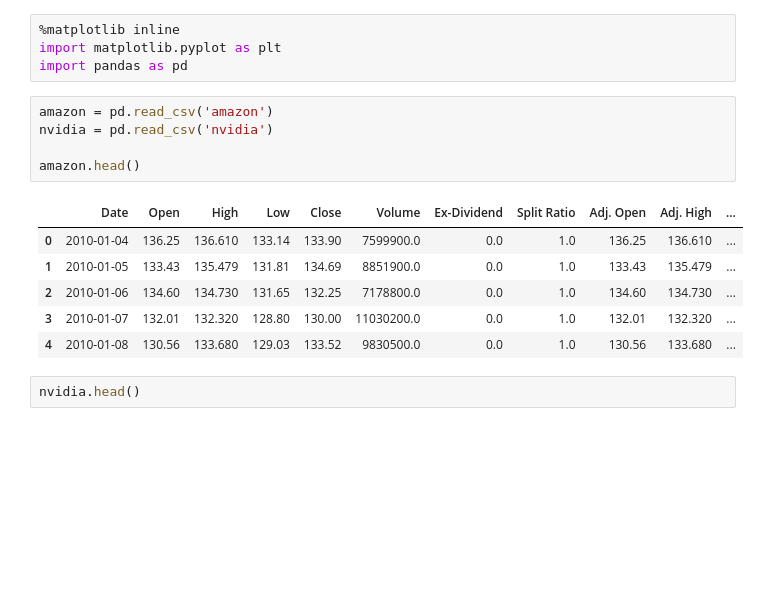
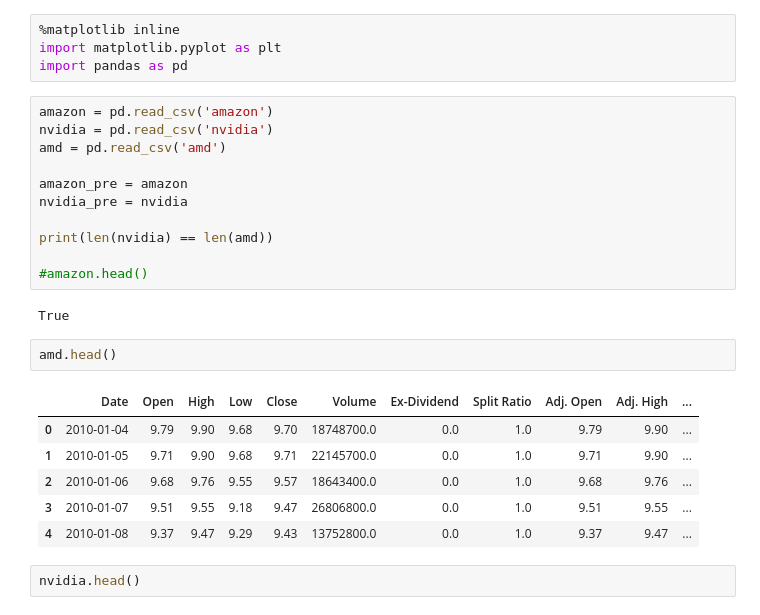
Before and after one commit to Jacoab/A2CTrader, a Jupyter notebook: data_exploration.ipynb, the cells around one changed output. Drawn from its saved outputs; the diff is of its cells as text; blank space fills up the shorter version.

```diff
--- a/data_exploration.ipynb
+++ b/data_exploration.ipynb
@@ -5,15 +5,25 @@ import pandas as pd
 # %%
 amazon = pd.read_csv('amazon')
 nvidia = pd.read_csv('nvidia')
+amd = pd.read_csv('amd')
 
-amazon.head()
+amazon_pre = amazon
+nvidia_pre = nvidia
+
+print(len(nvidia) == len(amd))
+
+#amazon.head()
 # %% [output]
-|  | Date | Open | High | Low | Close | Volume | Ex-Dividend | Split Ratio | Adj. Open | Adj. High | ... |
-| 0 | 2010-01-04 | 136.25 | 136.610 | 133.14 | 133.90 | 7599900.0 | 0.0 | 1.0 | 136.25 | 136.610 | ... |
-| 1 | 2010-01-05 | 133.43 | 135.479 | 131.81 | 134.69 | 8851900.0 | 0.0 | 1.0 | 133.43 | 135.479 | ... |
-| 2 | 2010-01-06 | 134.60 | 134.730 | 131.65 | 132.25 | 7178800.0 | 0.0 | 1.0 | 134.60 | 134.730 | ... |
-| 3 | 2010-01-07 | 132.01 | 132.320 | 128.80 | 130.00 | 11030200.0 | 0.0 | 1.0 | 132.01 | 132.320 | ... |
-| 4 | 2010-01-08 | 130.56 | 133.680 | 129.03 | 133.52 | 9830500.0 | 0.0 | 1.0 | 130.56 | 133.680 | ... |
+True
+# %%
+amd.head()
+# %% [output]
+|  | Date | Open | High | Low | Close | Volume | Ex-Dividend | Split Ratio | Adj. Open | Adj. High | ... |
+| 0 | 2010-01-04 | 9.79 | 9.90 | 9.68 | 9.70 | 18748700.0 | 0.0 | 1.0 | 9.79 | 9.90 | ... |
+| 1 | 2010-01-05 | 9.71 | 9.90 | 9.68 | 9.71 | 22145700.0 | 0.0 | 1.0 | 9.71 | 9.90 | ... |
+| 2 | 2010-01-06 | 9.68 | 9.76 | 9.55 | 9.57 | 18643400.0 | 0.0 | 1.0 | 9.68 | 9.76 | ... |
+| 3 | 2010-01-07 | 9.51 | 9.55 | 9.18 | 9.47 | 26806800.0 | 0.0 | 1.0 | 9.51 | 9.55 | ... |
+| 4 | 2010-01-08 | 9.37 | 9.47 | 9.29 | 9.43 | 13752800.0 | 0.0 | 1.0 | 9.37 | 9.47 | ... |
 # %%
 nvidia.head()
 # %% [output]
```
Also changed, not shown: parts of 13 cells of this notebook, 4 other files.
